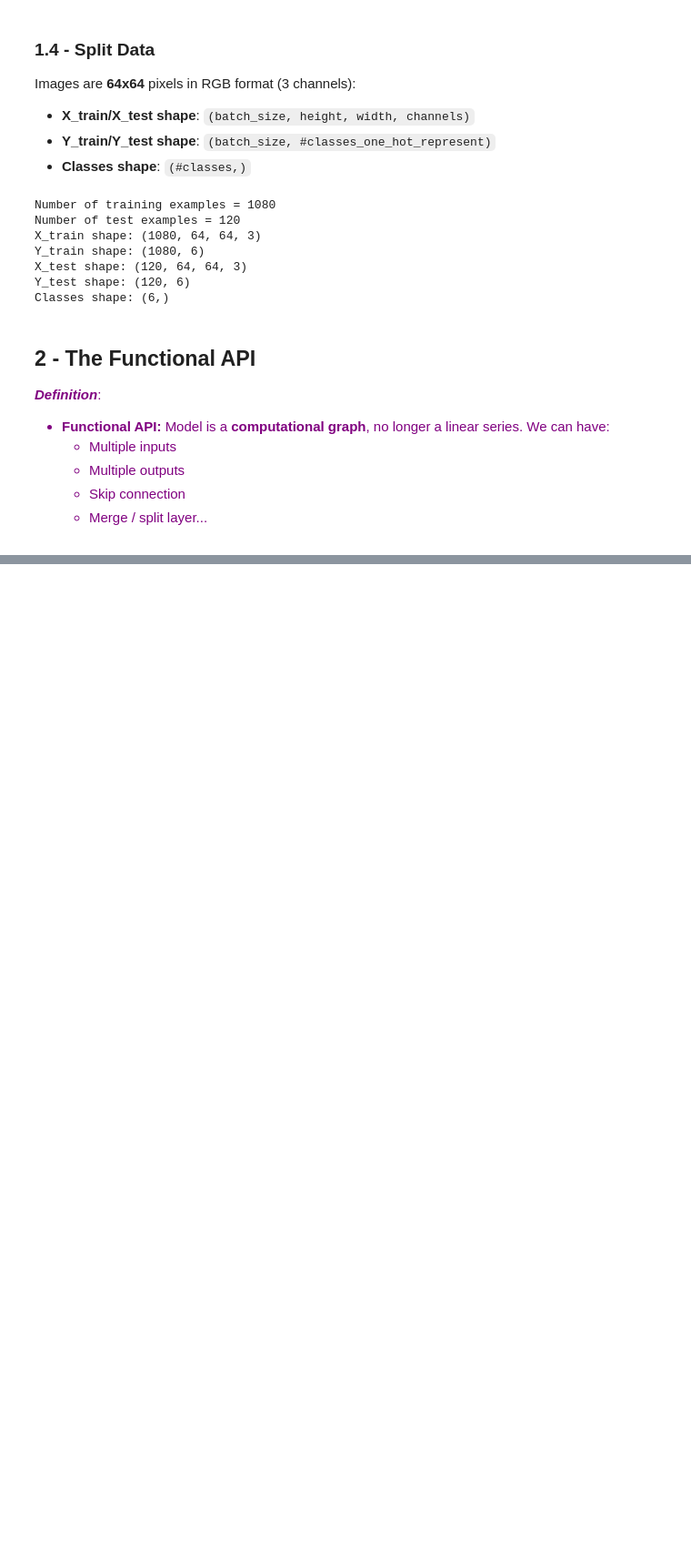
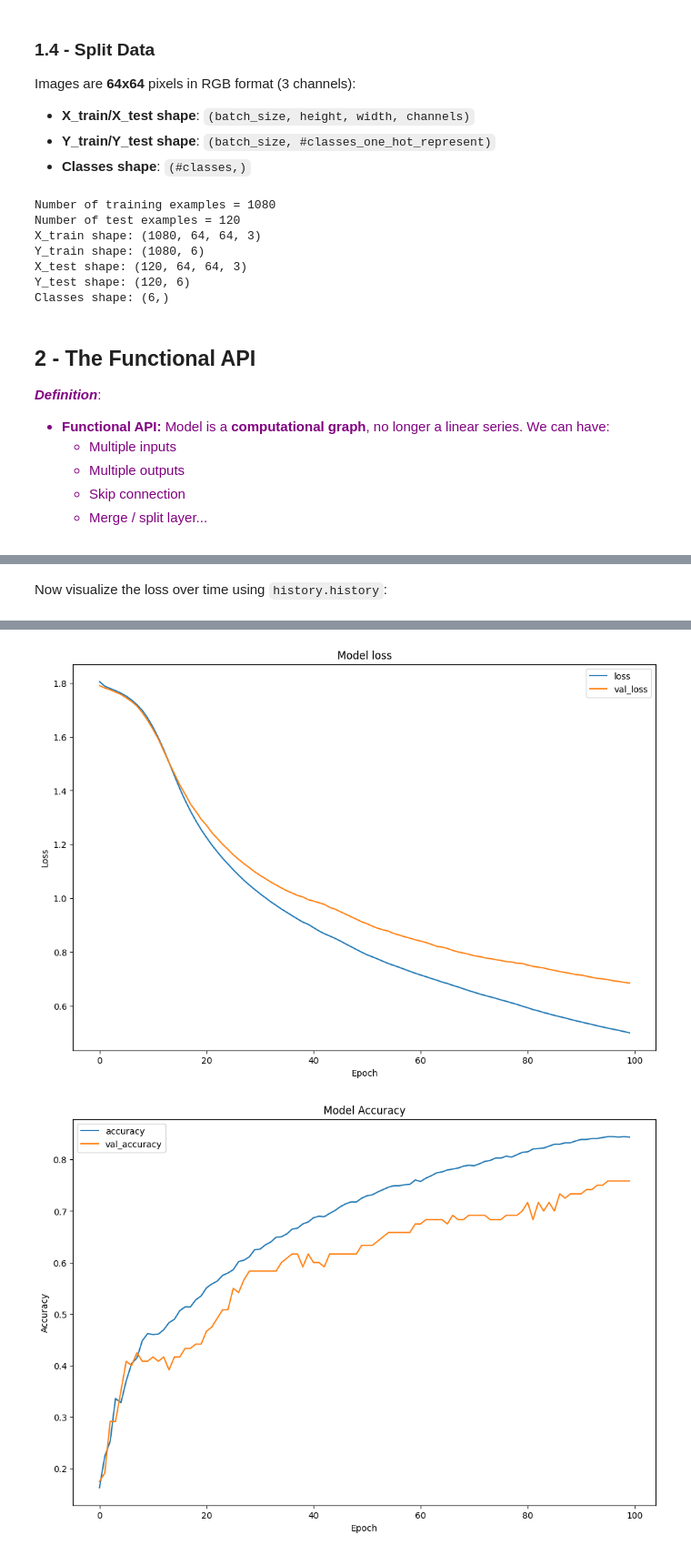
Before and after one commit to anhnt02hpx/Classical-Model, a Jupyter notebook: CNN-Basic/CNN_v3.ipynb, the cells around one changed output, grey strips where cells are left out. Shown at 91% size. Drawn from its saved outputs; the diff is of its cells as text; code cells hidden in the pictures; blank space fills up the shorter version.

Commit message:
Train Model and Evaluation

```diff
--- a/CNN-Basic/CNN_v3.ipynb
+++ b/CNN-Basic/CNN_v3.ipynb
@@ -192,7 +187,7 @@ Also, plug in the following parameters for all the steps:
  - [Flatten](https://www.tensorflow.org/api_docs/python/tf/keras/layers/Flatten) the previous output.
  - Fully-connected ([Dense](https://www.tensorflow.org/api_docs/python/tf/keras/layers/Dense)) layer: Apply a fully connected layer with 6 neurons and a softmax activation.
 # %%
-def sign_digits_model(input_shape):
+def signDigitsModel(input_shape):
     """
     Implements the forward propagation for the model
 
@@ -205,7 +200,7 @@ def sign_digits_model(input_shape):
     input_img = tfl.Input(shape=input_shape)
 
     # 1. Conv
-    Z1 = tfl.Conv2D(8, 4, stride=(1, 1), padding='same')(input_img)
+    Z1 = tfl.Conv2D(8, 4, strides=(1, 1), padding='same')(input_img)
 
     # 2. ReLU
     A1 = tfl.ReLU()(Z1)
@@ -214,7 +209,7 @@ def sign_digits_model(input_shape):
     A1_pool = tfl.MaxPool2D(pool_size=(8, 8), strides=(8, 8), padding="same")(A1)
 
     # 4. Conv
-    Z2 = tfl.Conv2D(16, 2, stride=(1, 1), padding='same')(A1_pool)
+    Z2 = tfl.Conv2D(16, 2, strides=(1, 1), padding='same')(A1_pool)
 
     # 5. ReLU
     A2 = tfl.ReLU()(Z2)
@@ -230,3 +225,6 @@ def sign_digits_model(input_shape):
 
     model = tf.keras.Model(inputs=input_img, outputs=outputs)
     return model
+# %%
+sign_digits_model = signDigitsModel((64, 64, 3))
+sign_digits_model.summary()
@@ -232,0 +260,4 @@ def sign_digits_model(input_shape):
+# %%
+sign_digits_model.compile(optimizer='adam',
+                  loss='categorical_crossentropy',
+                  metrics=['accuracy'])
@@ -232,0 +268,4 @@ def sign_digits_model(input_shape):
+# %%
+train_dataset = tf.data.Dataset.from_tensor_slices((X_train, Y_train)).batch(64)
+test_dataset = tf.data.Dataset.from_tensor_slices((X_test, Y_test)).batch(64)
+history = sign_digits_model.fit(train_dataset, epochs=100, validation_data=test_dataset)
@@ -232,0 +314,13 @@ def sign_digits_model(input_shape):
+# %% [markdown]
+Now visualize the loss over time using `history.history`:
+# %%
+# The history.history["loss"] entry is a dictionary with as many values as epochs that the
+# model was trained on.
+df_loss_acc = pd.DataFrame(history.history)
+df_loss= df_loss_acc[['loss','val_loss']]
+df_loss.rename(columns={'loss':'train','val_loss':'validation'})
+df_acc= df_loss_acc[['accuracy','val_accuracy']]
+df_acc.rename(columns={'accuracy':'train','val_accuracy':'validation'})
+df_loss.plot(title='Model loss',figsize=(12,8)).set(xlabel='Epoch',ylabel='Loss')
+df_acc.plot(title='Model Accuracy',figsize=(12,8)).set(xlabel='Epoch',ylabel='Accuracy')
+# %% [output]
@@ -232,0 +328,2 @@ def sign_digits_model(input_shape):
+[figure, added]
+[figure, added]
```
Also changed, not shown: parts of 9 cells of this notebook, 1 other file.
